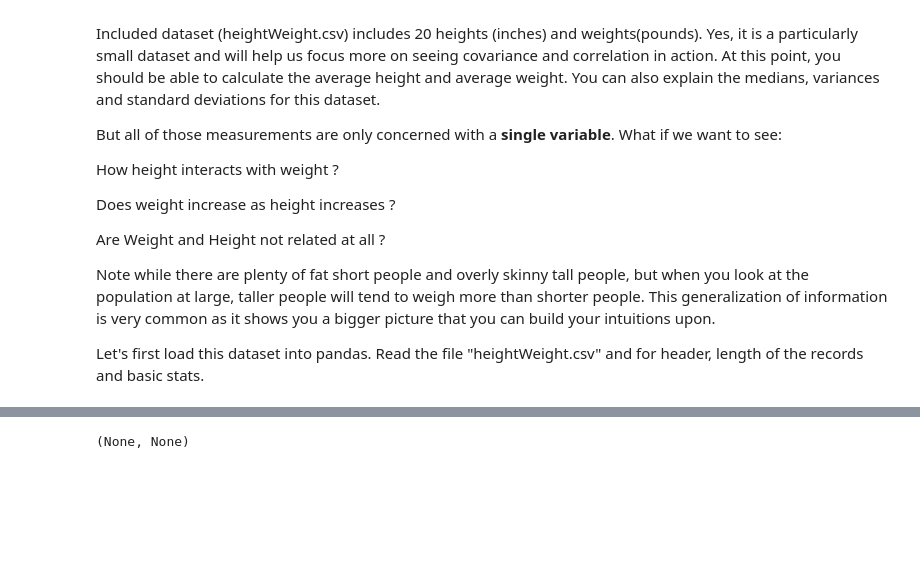
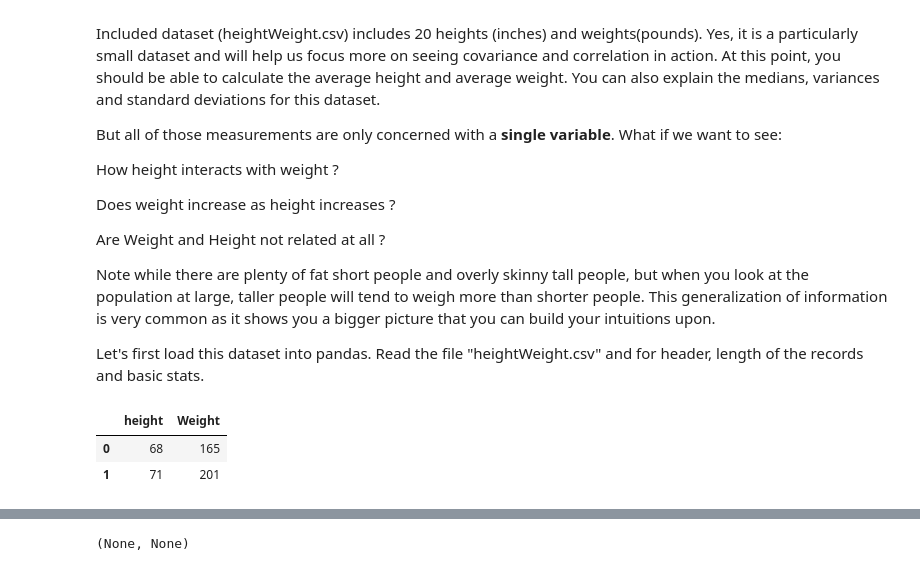
Before and after one commit to eyambaita/dsc-0-10-04-cov-corr-lab-online-ds-pt-100118, a Jupyter notebook: index.ipynb, the cells around one changed output, grey strips where cells are left out. Drawn from its saved outputs; the diff is of its cells as text; code cells hidden in the pictures; blank space fills up the shorter version.

```diff
--- a/index.ipynb
+++ b/index.ipynb
@@ -28,25 +28,29 @@ Let's first load this dataset into pandas. Read the file "heightWeight.csv" and
 # %%
 # Load the dataset into pandas and perform basic inspection
 import pandas as pd
 df=pd.read_csv('heightWeight.csv')
-df.
+df.head(2)
 
 # 20
 #    height  Weight
 # 0      68     165
 # 1      71     201
 # 2      61     140
 # 3      69     170
 # 4      71     192
 #           height      Weight
 # count  20.000000   20.000000
 # mean   66.850000  165.800000
 # std     5.112163   28.971129
 # min    58.000000  115.000000
 # 25%    63.250000  143.750000
 # 50%    68.500000  170.000000
 # 75%    71.000000  192.750000
 # max    74.000000  210.000000
+# %% [output]
+|  | height | Weight |
+| 0 | 68 | 165 |
+| 1 | 71 | 201 |
 # %% [markdown]
 ### Calculate covariance
 
```
